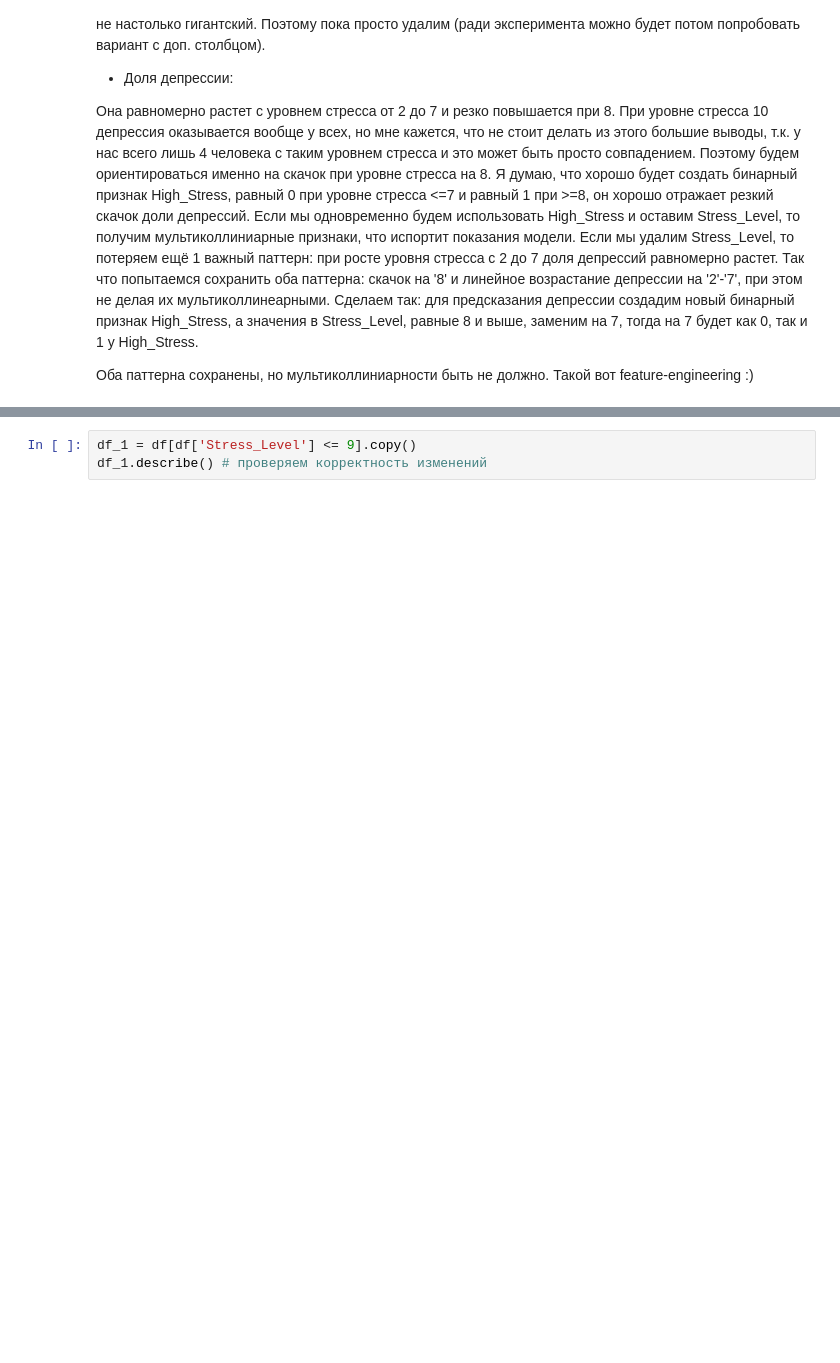
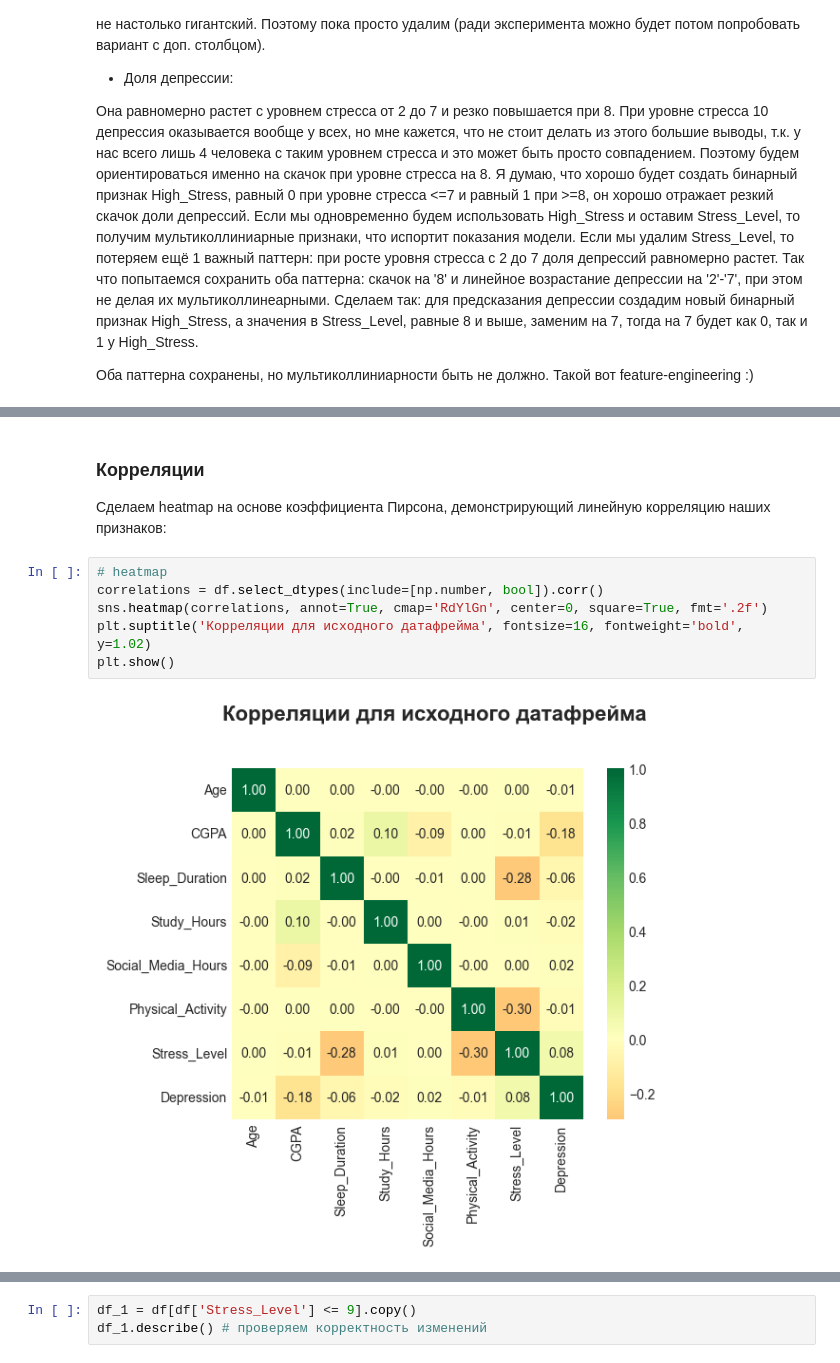
Before and after one commit to miniMlena/MAI_ML_lab1, a Jupyter notebook: task.ipynb, the cells around one changed output, grey strips where cells are left out. Cells and saved outputs as stored; diff of their text form; blank space fills up the shorter version.

```diff
--- a/task.ipynb
+++ b/task.ipynb
@@ -382,0 +383,11 @@ Stress_Level
+# %% [markdown]
+### Корреляции
+Сделаем heatmap на основе коэффициента Пирсона, демонстрирующий линейную корреляцию наших признаков:
+# %%
+# heatmap
+correlations = df.select_dtypes(include=[np.number, bool]).corr()
+sns.heatmap(correlations, annot=True, cmap='RdYlGn', center=0, square=True, fmt='.2f')
+plt.suptitle('Корреляции для исходного датафрейма', fontsize=16, fontweight='bold', y=1.02)
+plt.show()
+# %% [output]
+[figure, added]
```
Also changed, not shown: parts of 31 cells of this notebook.
